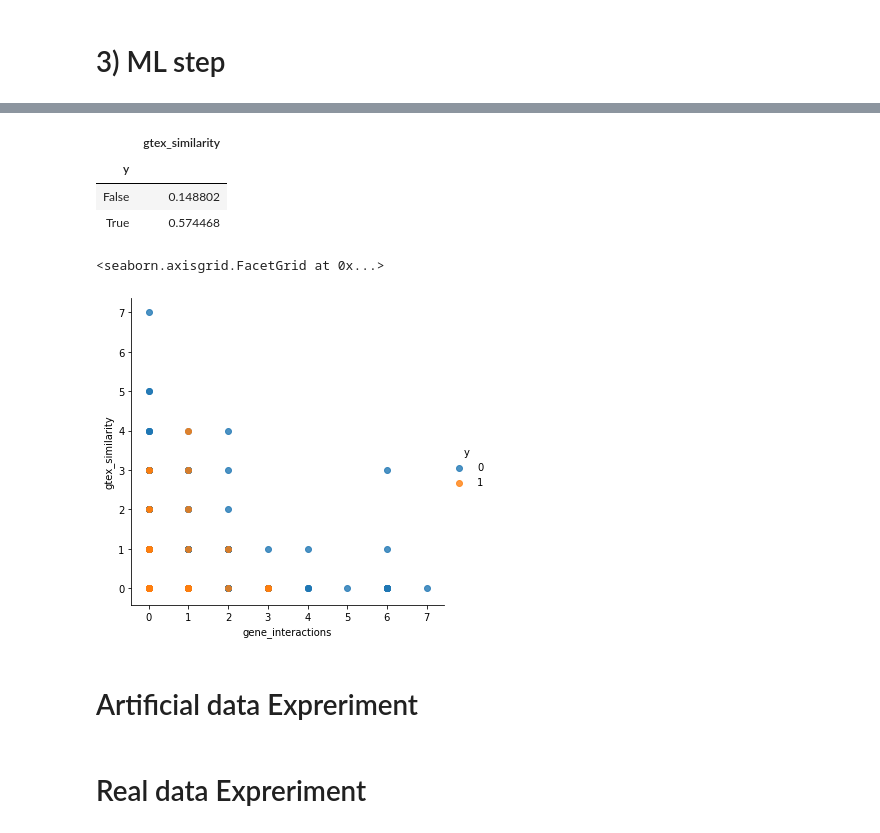
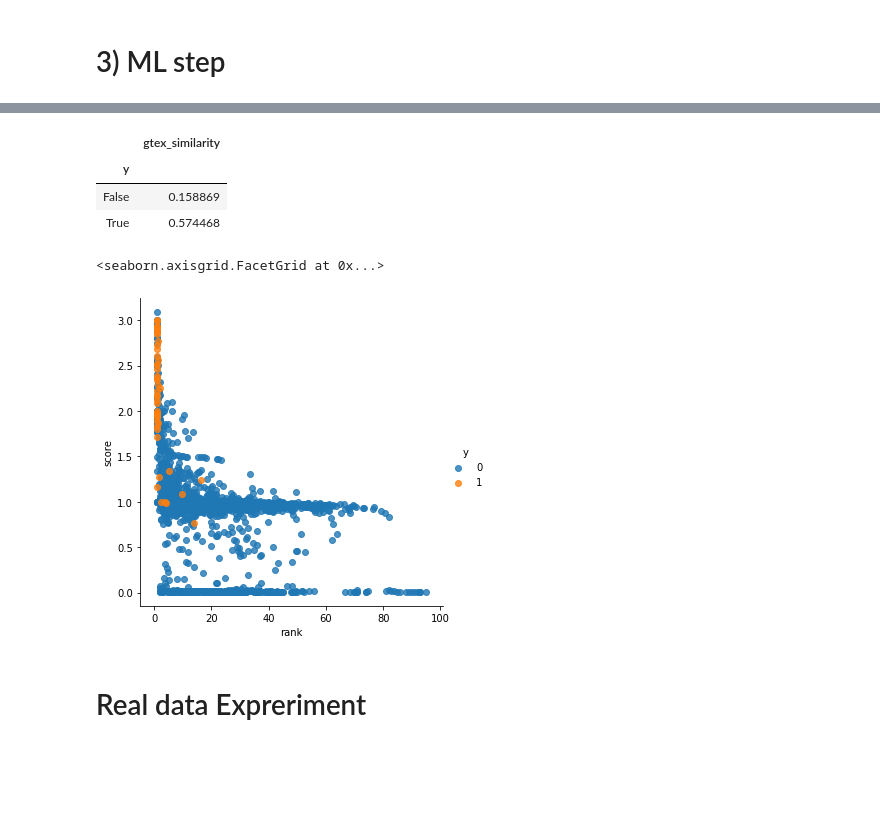
Before and after one commit to faramer86/GPrior, a Jupyter notebook: PUL.ipynb, the cells around one changed output, grey strips where cells are left out. Drawn from its saved outputs; the diff is of its cells as text; code cells hidden in the pictures; blank space fills up the shorter version.

```diff
--- a/PUL.ipynb
+++ b/PUL.ipynb
@@ -170,0 +167,2 @@ len(scz_genes)
+# %%
+gtex_frames = gtex_frames.loc[gtex_frames.apply(lambda x: sum(x == 0), axis=1) <= 80,]
@@ -183,7 +206,7 @@ gtex_frames.describe()
 8 rows × 113 columns
 # %%
 def return_x_y(gtex_frames, scz_genes):
-    y = gtex_frames['gene_symbol'].map(lambda x: 1 if x in scz_genes else 0)
+    y = pd.Series(list(gtex_frames['gene_symbol'].map(lambda x: 1 if x in scz_genes else 0)))
     #gtex_frames.drop('gene_id', axis=1, inplace=True)
     x = gtex_frames.fillna(0).set_index('gene_symbol')
     return x, y
@@ -196,14 +222,12 @@ new_x.groupby('y').aggregate({'gtex_similarity':'mean'})
 # %% [output]
 |  | gtex_similarity |
 | y |  |
-| False | 0.148802 |
+| False | 0.158869 |
 | True | 0.574468 |
 # %%
 new_x = x.copy()
 new_x['y'] = list(y)
-sns.lmplot(data = new_x, x = 'gene_interactions', y='gtex_similarity', hue='y', fit_reg=False)
+sns.lmplot(data = new_x, x = 'rank', y='score', hue='y', fit_reg=False)
 # %% [output]
 <seaborn.axisgrid.FacetGrid at 0x...>
-[figure, old version]
+[figure, new version]
-# %% [markdown]
-# Artificial data Expreriment
```
Also changed, not shown: parts of 74 cells of this notebook, 2 other files.
